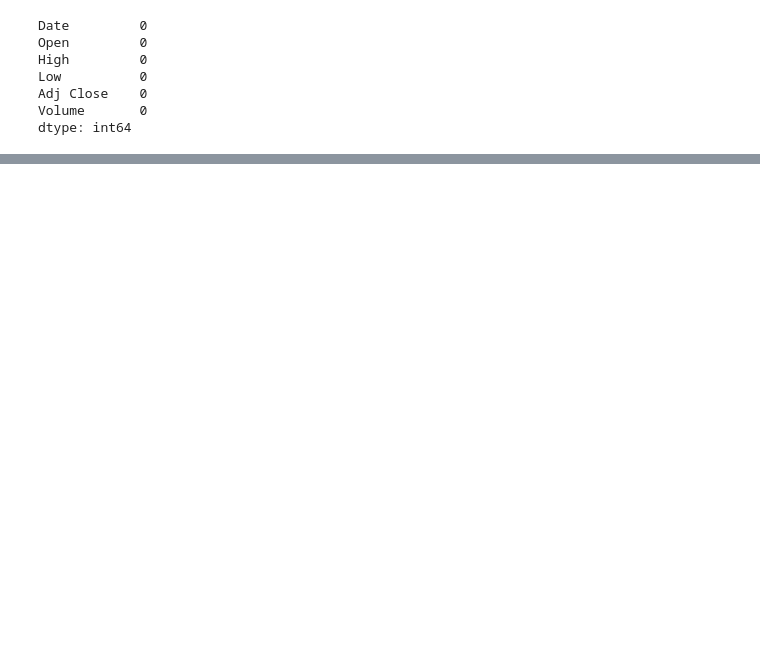
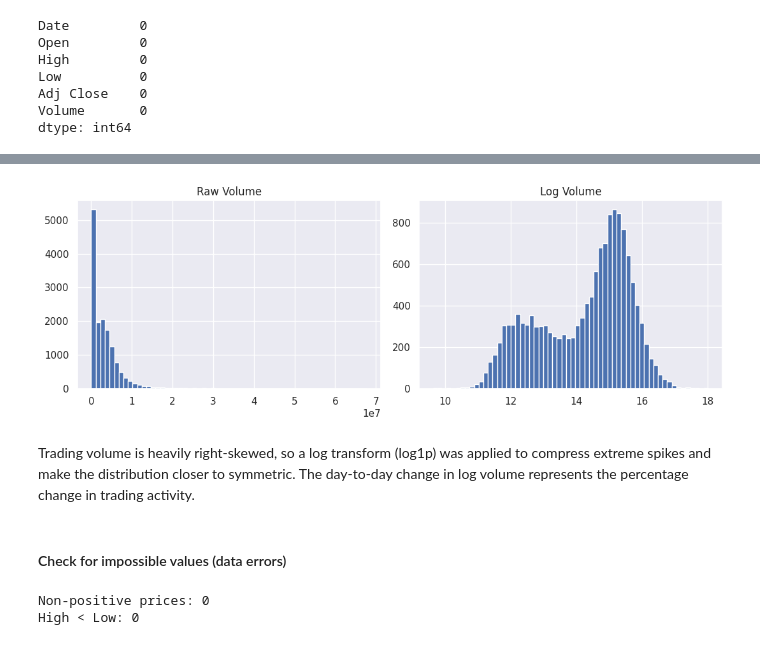
Before and after one commit to SLIIT-SE-Evenza/AIML-Project-NASDAQ-Stock-Price-Trend-Predictor, a Jupyter notebook: NASDAQ_CAT_Dataset.ipynb, the cells around one changed output, grey strips where cells are left out. Saved outputs shown, nothing was run; the diff lists cells and outputs as text; code cells hidden in the pictures; blank space fills up the shorter version.

```diff
--- a/NASDAQ_CAT_Dataset.ipynb
+++ b/NASDAQ_CAT_Dataset.ipynb
@@ -113,0 +189,7 @@ df.head(5)
+# %%
+factor = df['Adj Close'] / df['Close']
+
+for col in ['Open', 'High', 'Low']:
+    df[col] = df[col] * factor
+
+df = df.drop(columns=['Close'])
@@ -191,3 +275,0 @@ Replacing missing stock values with a static 0 or the overall dataset average is
-# %%
-# Forward-fill missing data (carry the last known price forward)
-df.ffill(inplace=True)
@@ -193,0 +294,9 @@ df.ffill(inplace=True)
+# %%
+print("Rows before dropping:", df.shape[0])
+
+# Drop rows with missing values and rebuild a clean 0..n-1 index
+df = df.dropna().reset_index(drop=True)
+
+# Verify
+print("\nRemaining rows (after dropping):", df.shape[0])
+print("Total missing values:", df.isnull().sum().sum())
@@ -422,0 +396,4 @@ df_temp.head()
+# %%
+df['Return'] = df['Adj Close'].pct_change()
+df['Log_Volume'] = np.log1p(df['Volume'])
+df = df.dropna().reset_index(drop=True)
@@ -422,0 +411,20 @@ df_temp.head()
+# %%
+fig, axes = plt.subplots(1, 2, figsize=(11, 4))
+axes[0].hist(df["Volume"], bins=60)
+axes[0].set_title("Raw Volume")
+axes[1].hist(df["Log_Volume"], bins=60)
+axes[1].set_title("Log Volume")
+plt.tight_layout()
+plt.show()
+# %% [output]
+[figure, added]
+# %% [markdown]
+Trading volume is heavily right-skewed, so a log transform (log1p) was applied to compress extreme spikes and make the distribution closer to symmetric. The day-to-day change in log volume represents the percentage change in trading activity.
+# %% [markdown]
+#### Check for impossible values (data errors)
+# %%
+print("Non-positive prices:", (df[['Open','High','Low','Adj Close']] <= 0).any(axis=1).sum())
+print("High < Low:", (df['High'] < df['Low']).sum())
+# %% [output]
+Non-positive prices: 0
+High < Low: 0
```
Also changed, not shown: parts of 87 cells of this notebook.
